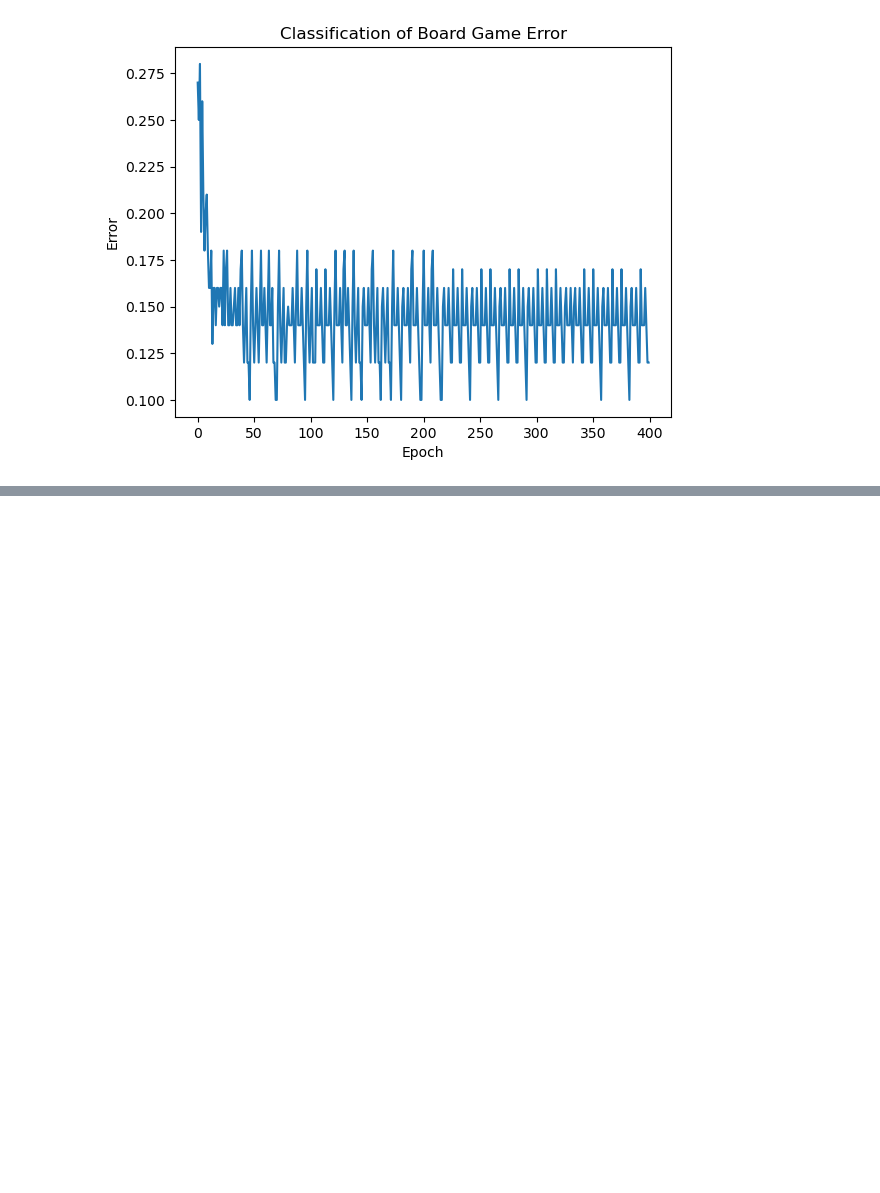
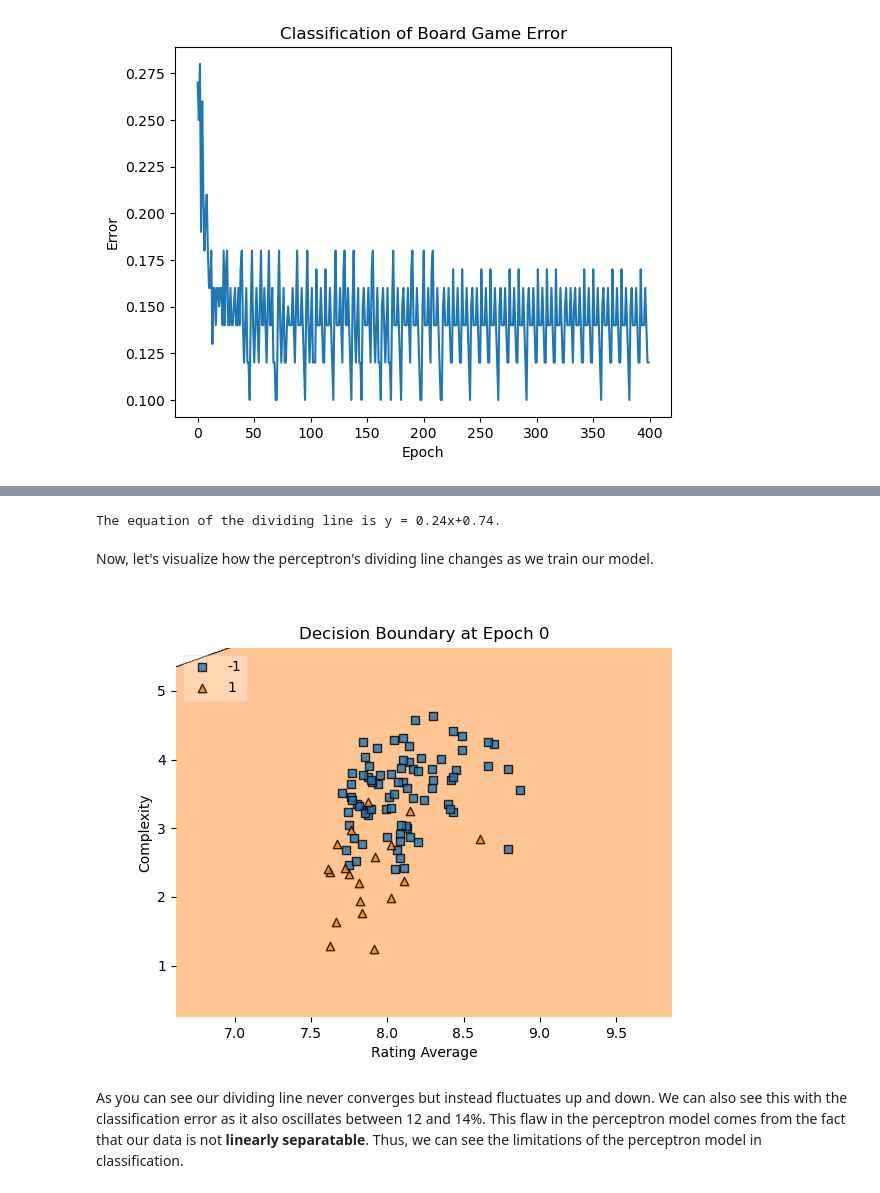
Before and after one commit to legendschwab/cmor438individual, a Jupyter notebook: Supervised Machine Learning/1. Perceptron/perceptroncmor438.ipynb, the cells around one changed output, grey strips where cells are left out. Cells and saved outputs as stored; diff of their text form; code cells hidden in the pictures; blank space fills up the shorter version.

```diff
--- a/Supervised Machine Learning/1. Perceptron/perceptroncmor438.ipynb
+++ b/Supervised Machine Learning/1. Perceptron/perceptroncmor438.ipynb
@@ -223,0 +215,18 @@ plt.show()
+# %%
+print(f'The equation of the dividing line is y = {round(-1/p.weights[1]*p.weights[0],2)}x+{round(-1*p.bias/p.weights[1],2)}.')
+# %% [output]
+The equation of the dividing line is y = 0.24x+0.74.
+# %% [markdown]
+Now, let's visualize how the perceptron's dividing line changes as we train our model.
+# %%
+images = []
+for epoch in range(0, 400, 10):
+    filename = f"decision_boundary_epoch_{epoch}.png"
+    images.append(imageio.imread(filename))
+imageio.mimsave("training_evolution.gif", images, fps=2)
+
+Image(filename="training_evolution.gif")
+# %% [output]
+[figure, added]
+# %% [markdown]
+As you can see our dividing line never converges but instead fluctuates up and down. We can also see this with the classification error as it also oscillates between 12 and 14%. This flaw in the perceptron model comes from the fact that our data is not **linearly separatable**. Thus, we can see the limitations of the perceptron model in classification.
```
Also changed, not shown: parts of 11 cells of this notebook, 42 other files.
